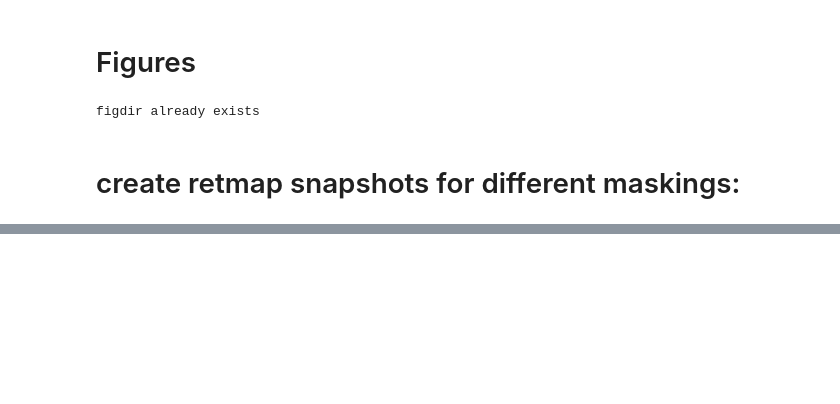
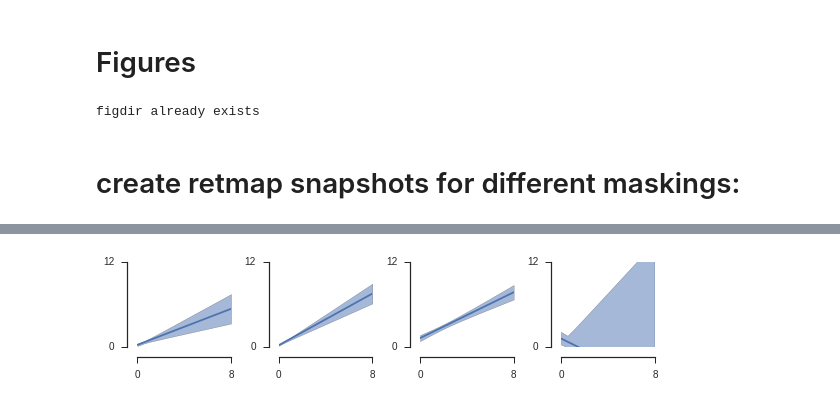
Before and after one commit to daanvanes/hcp_cerebellum_retinotopy, a Jupyter notebook: 3_Figures.ipynb, the cells around one changed output, grey strips where cells are left out. Cells and saved outputs as stored; diff of their text form; code cells hidden in the pictures; blank space fills up the shorter version.

```diff
--- a/3_Figures.ipynb
+++ b/3_Figures.ipynb
@@ -245,0 +257,77 @@ f.savefig(os.path.join(fig_dir,'prf_scatter_avg_subject.pdf'))
+# %%
+maxsize = 12
+maxecc=8
+
+# eccen-size plot
+for sub_type in ['fits_per']:#['wavg','avg','per']:
+
+    f = pl.figure(figsize=(8,2))
+    for mi,mask in enumerate(roi_comb_order):
+        s = f.add_subplot(1,4,mi+1)
+
+        roimask = np.zeros_like(nb.load(os.path.join(out_dir,'masks','cer_retmaps','all_masks_together.nii')).get_data())
+
+        for subroi in roi_combs[mask]:
+            this_mask = (nb.load(os.path.join(out_dir,'masks','cer_retmaps','all_masks_together.nii')).get_data()==subroi)
+            roimask[this_mask] = 1
+
+        roimask = roimask.astype(bool)
+
+
+        if sub_type in ['avg','wavg']:
+
+            data = nb.load(os.path.join(out_dir,'masked_niftis',masktype,'prfresults_subject_rank_%s.nii'%sub_type)).get_data()
+            sizes = np.ravel(data[roimask,dims['rfsize']])
+            eccs = np.ravel(data[roimask,dims['ecc']])
+
+        elif sub_type == 'per':
+
+            all_sizes = []
+            all_eccs = []
+            for sj in range(181):
+
+                data = nb.load(os.path.join(out_dir,'masked_niftis',masktype,'prfresults_subject_rank_%d.nii'%sj)).get_data()
+                all_sizes.append(np.ravel(data[roimask,dims['rfsize']]))
+                all_eccs.append(np.ravel(data[roimask,dims['ecc']]))
+            eccs = np.ravel(all_eccs)
+            sizes = np.ravel(all_sizes)
+
+        elif sub_type == 'fits_per':
+            all_fits = []
+            for sj in range(181):
+                data = nb.load(os.path.join(out_dir,'masked_niftis',masktype,'prfresults_subject_rank_%d.nii'%sj)).get_data()
+                r2s = np.ravel(data[roimask,dims['r2']])
+                sizes = np.ravel(data[roimask,dims['rfsize']])
+                eccs = np.ravel(data[roimask,dims['ecc']])
+                v = (eccs < maxecc)*(sizes<maxsize)
+
+                if v.sum() > 2:
+                    p=np.polyfit(eccs[v], sizes[v], 1,w=r2s[v])
+                    fit = np.polyval(p,np.linspace(0,maxecc,15))
+                    all_fits.append(fit)
+
+            print np.shape(all_fits)
+            meanfit = np.mean(all_fits,axis=0)
+            sefit = (np.std(all_fits,axis=0)*1.96)/np.sqrt(np.shape(all_fits)[0])
+            pl.plot(np.linspace(0,maxecc,15),meanfit)
+            pl.fill_between(np.linspace(0,maxecc,15),meanfit-sefit,meanfit+sefit,alpha=0.5)
+
+
+
+        if sub_type != 'fits_per':
+            v = (eccs < maxecc)*(sizes<maxsize)# * (eccs>.15) * (r2>9.8)
+            try:
+                sn.regplot(eccs[v],sizes[v],scatter_kws={'alpha':0.1})#,color = ['b'])
+            except:
+                print 'could not plot'
+
+        pl.xlim(0,maxecc)
+        pl.ylim(0,maxsize)
+        pl.xticks([0,maxecc])
+        pl.yticks([0,maxsize])
+
+        sn.despine(offset=10)
+
+    pl.tight_layout()
+    f.savefig(os.path.join(fig_dir,'prf_eccsize_%s.png'%sub_type))
+# %% [output]
@@ -245,0 +338 @@ f.savefig(os.path.join(fig_dir,'prf_scatter_avg_subject.pdf'))
+[figure, added]
```
Also changed, not shown: parts of 16 cells of this notebook, 3 other files.
